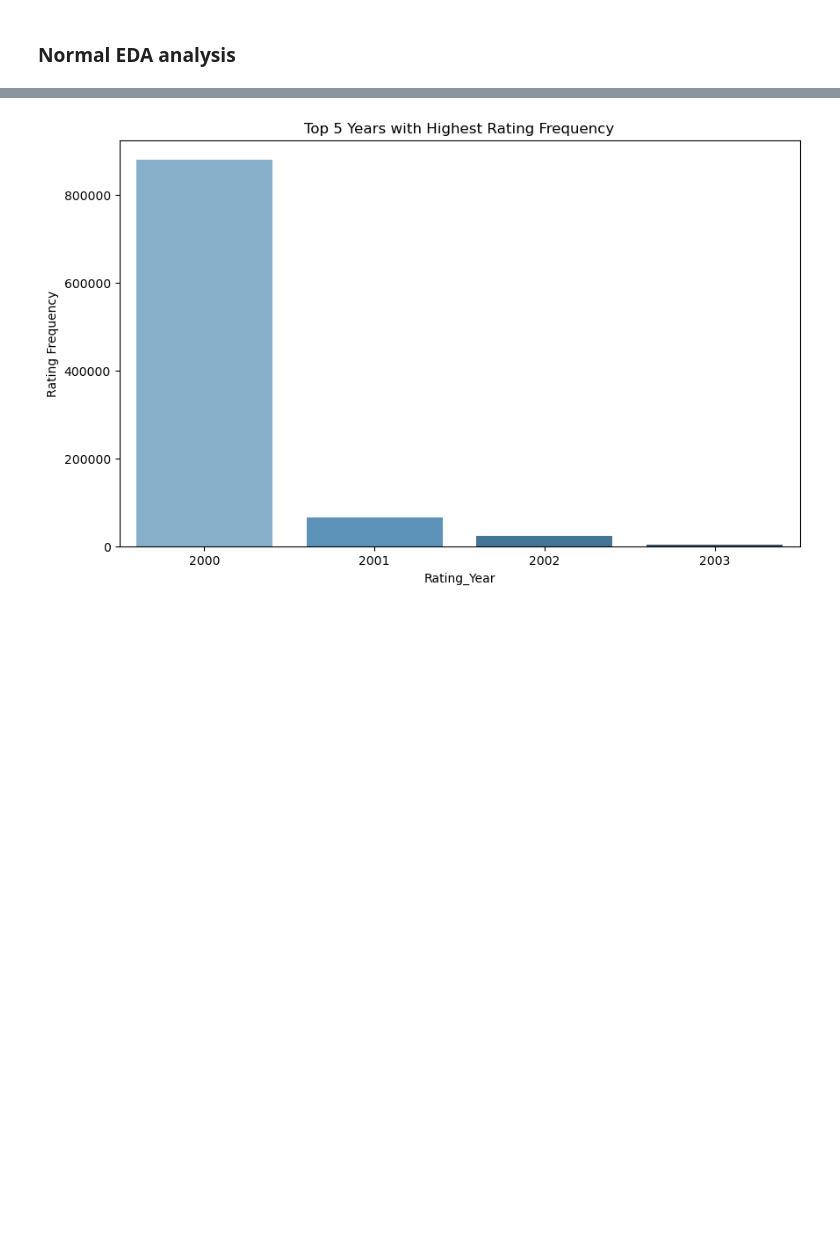
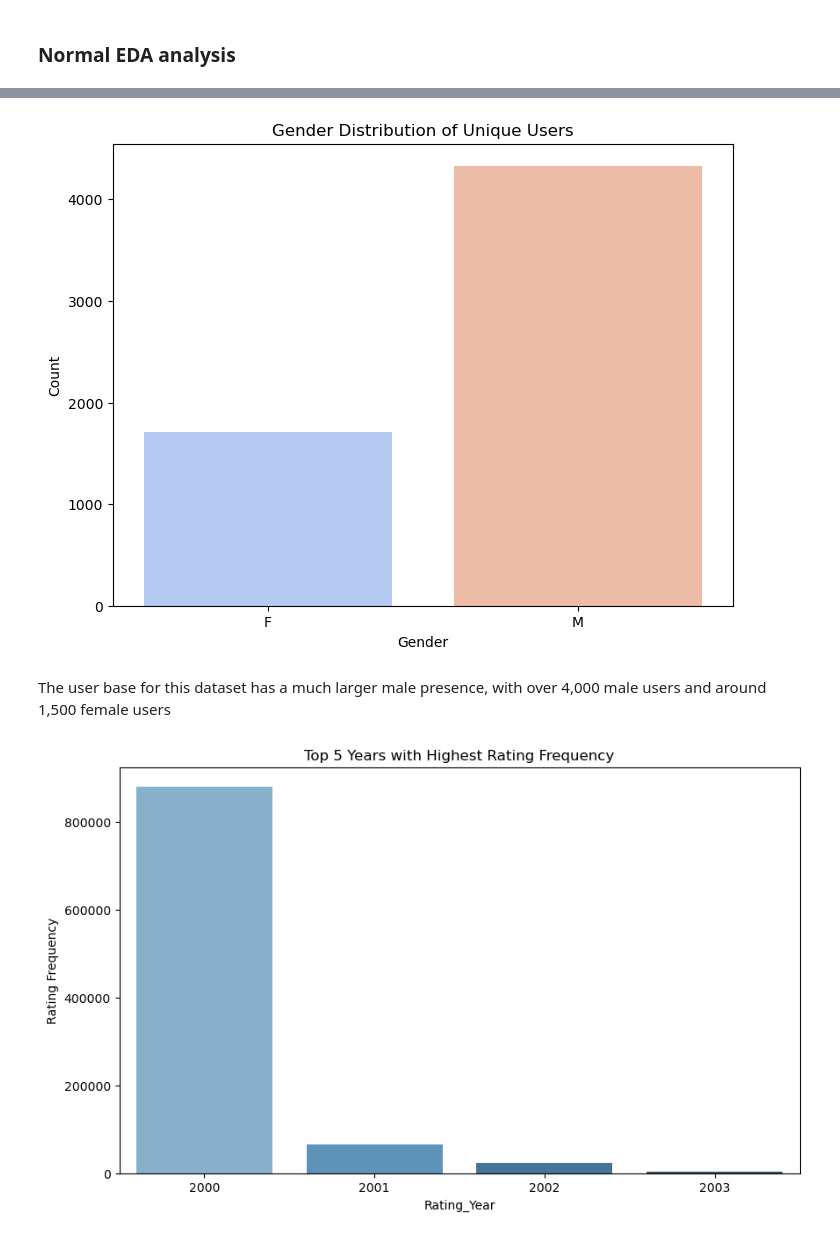
Before and after one commit to nhat117/Assignment2, a Jupyter notebook: A3code-Nhat.ipynb, the cells around one changed output, grey strips where cells are left out. Cells and saved outputs as stored; diff of their text form; code cells hidden in the pictures; blank space fills up the shorter version.

```diff
--- a/A3code-Nhat.ipynb
+++ b/A3code-Nhat.ipynb
@@ -490,3 +456,20 @@ The default value of `n_init` will change from 10 to 'auto' in 1.4. Set the valu
+# %%
+# Ensure UserID is unique
+unique_users = df_user.drop_duplicates(subset='UserID')
+
+# Plot histogram for gender distribution
+plt.figure(figsize=(8, 6))
+sns.countplot(x='Gender', data=unique_users, palette='coolwarm')
+
+# Add labels and title
+plt.xlabel('Gender')
+plt.ylabel('Count')
+plt.title('Gender Distribution of Unique Users')
+plt.show()
+# %% [output]
+[figure, added]
+# %% [markdown]
+The user base for this dataset has a much larger male presence, with over 4,000 male users and around 1,500 female users
 # %%
 import pandas as pd
 import matplotlib.pyplot as plt
```
Also changed, not shown: parts of 22 cells of this notebook.
